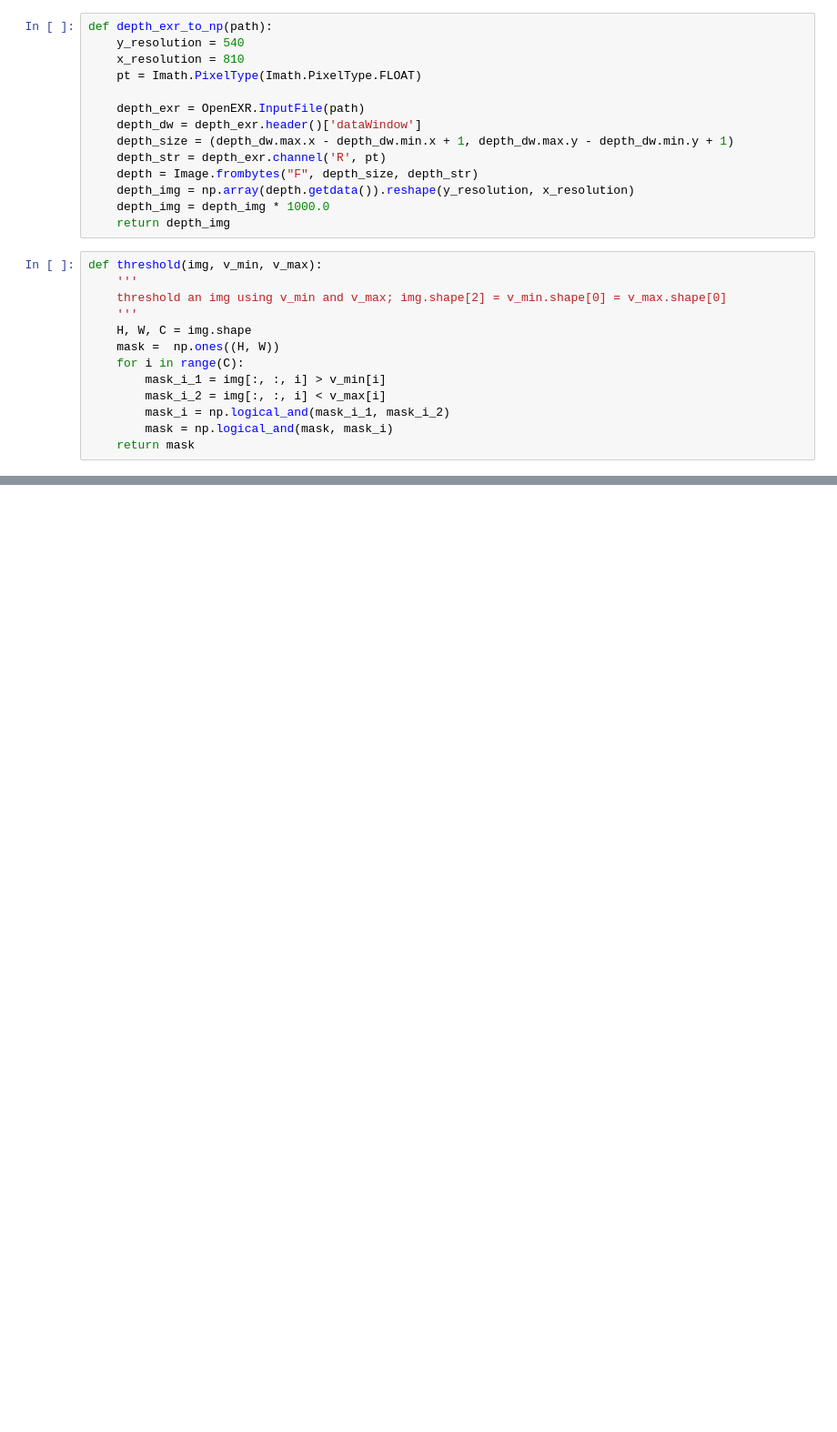
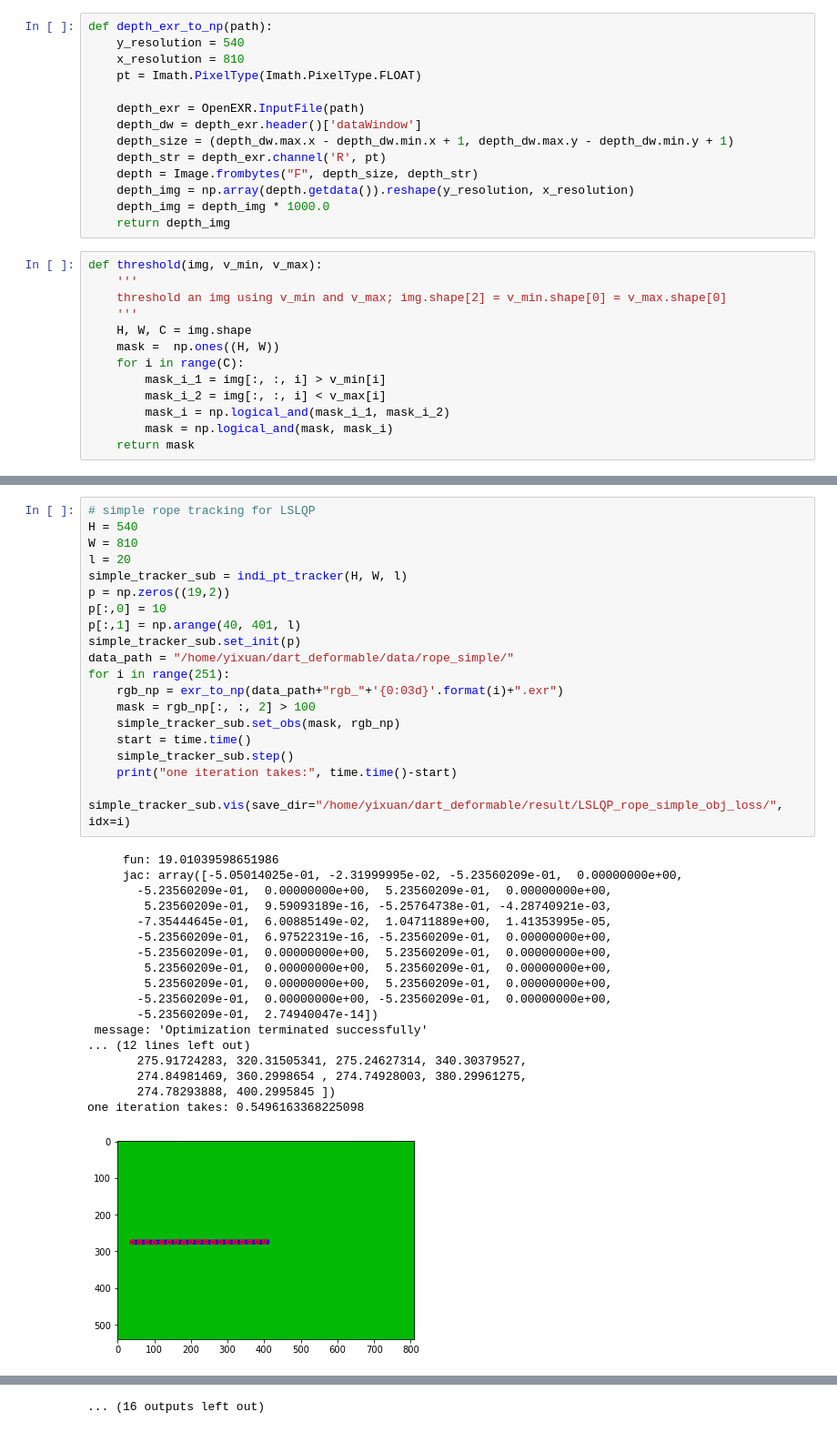
Before and after one commit to WangYixuan12/dart_deformable, a Jupyter notebook: tracker_indi_pt.ipynb, the cells around one changed output, grey strips where cells are left out. Shown at 91% size. Saved outputs shown, nothing was run; the diff lists cells and outputs as text; blank space fills up the shorter version.

```diff
--- a/tracker_indi_pt.ipynb
+++ b/tracker_indi_pt.ipynb
@@ -283,0 +380,38 @@ In obj fn
+# %%
+# simple rope tracking for LSLQP
+H = 540
+W = 810
+l = 20
+simple_tracker_sub = indi_pt_tracker(H, W, l)
+p = np.zeros((19,2))
+p[:,0] = 10
+p[:,1] = np.arange(40, 401, l)
+simple_tracker_sub.set_init(p)
+data_path = "/home/yixuan/dart_deformable/data/rope_simple/"
+for i in range(251):
+    rgb_np = exr_to_np(data_path+"rgb_"+'{0:03d}'.format(i)+".exr")
+    mask = rgb_np[:, :, 2] > 100
+    simple_tracker_sub.set_obs(mask, rgb_np)
+    start = time.time()
+    simple_tracker_sub.step()
+    print("one iteration takes:", time.time()-start)
+    simple_tracker_sub.vis(save_dir="/home/yixuan/dart_deformable/result/LSLQP_rope_simple_obj_loss/", idx=i)
+# %% [output]
+     fun: 19.01039598651986
+     jac: array([-5.05014025e-01, -2.31999995e-02, -5.23560209e-01,  0.00000000e+00,
+       -5.23560209e-01,  0.00000000e+00,  5.23560209e-01,  0.00000000e+00,
+        5.23560209e-01,  9.59093189e-16, -5.25764738e-01, -4.28740921e-03,
+       -7.35444645e-01,  6.00885149e-02,  1.04711889e+00,  1.41353995e-05,
+       -5.23560209e-01,  6.97522319e-16, -5.23560209e-01,  0.00000000e+00,
+       -5.23560209e-01,  0.00000000e+00,  5.23560209e-01,  0.00000000e+00,
+        5.23560209e-01,  0.00000000e+00,  5.23560209e-01,  0.00000000e+00,
+        5.23560209e-01,  0.00000000e+00,  5.23560209e-01,  0.00000000e+00,
+       -5.23560209e-01,  0.00000000e+00, -5.23560209e-01,  0.00000000e+00,
+       -5.23560209e-01,  2.74940047e-14])
+ message: 'Optimization terminated successfully'
+... (12 lines left out)
+       275.91724283, 320.31505341, 275.24627314, 340.30379527,
+       274.84981469, 360.2998654 , 274.74928003, 380.29961275,
+       274.78293888, 400.2995845 ])
+one iteration takes: 0.5496163368225098
+[figure, added]
@@ -283,0 +508 @@ In obj fn
+... (16 outputs left out)
```
Also changed, not shown: parts of 8 cells of this notebook.
